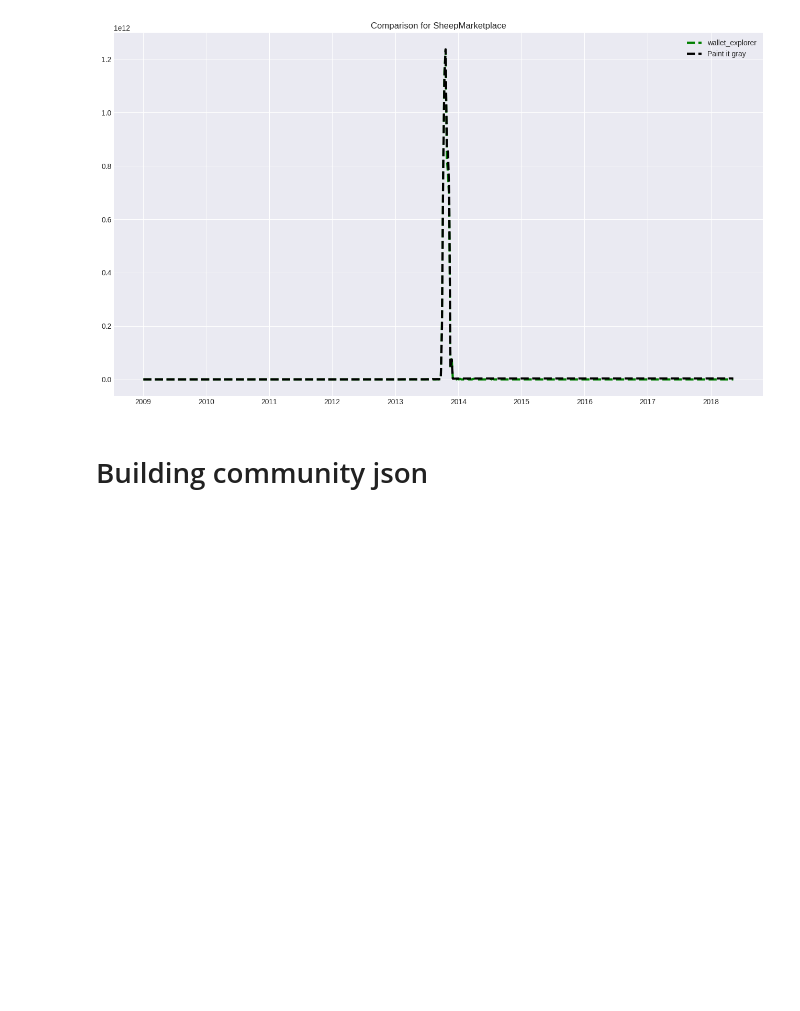
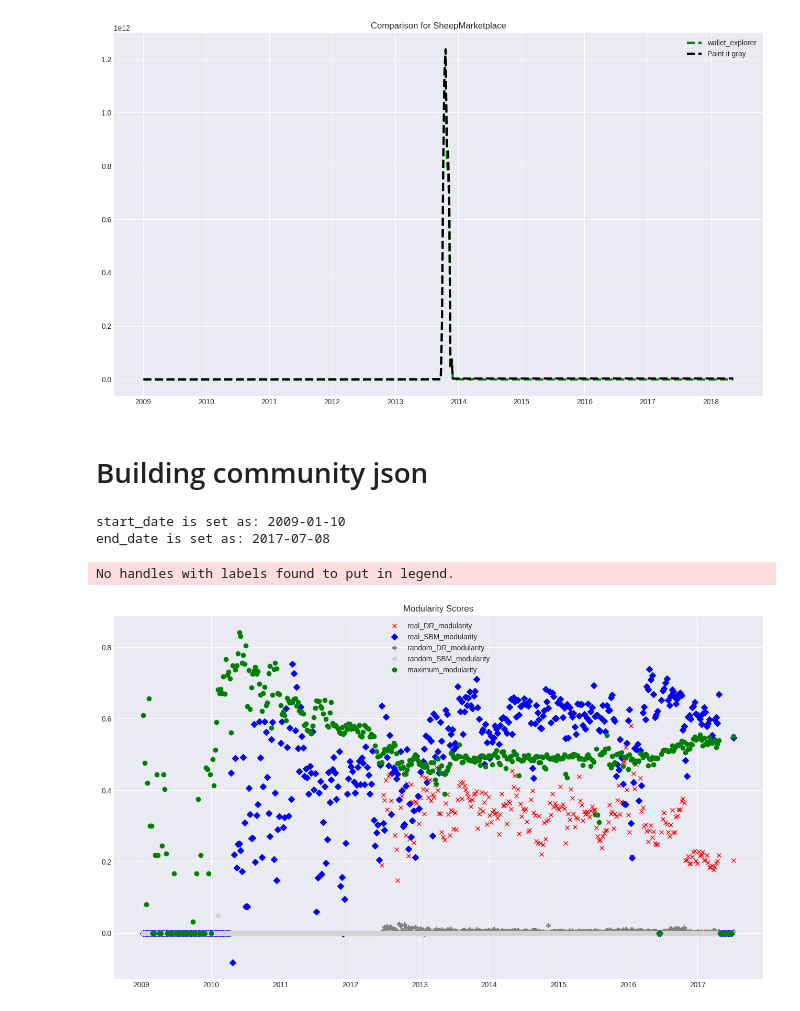
Before and after one commit to ayassine96/paint-black, a Jupyter notebook: zarr_test.ipynb, the cells around one changed output. Saved outputs shown, nothing was run; the diff lists cells and outputs as text; code cells hidden in the pictures; blank space fills up the shorter version.

```diff
--- a/zarr_test.ipynb
+++ b/zarr_test.ipynb
@@ -1408,50 +1406,47 @@ Text(0.5, 1.0, 'Comparison for SheepMarketplace')
 # %%
 def daterange(date1, date2, by=1):
     return [  date1 + timedelta(n) for n in range(0, int((date2 - date1).days)+1, by) ]
 
 start_date = datetime.strptime("2009-01-10", "%Y-%m-%d").date()
-end_date = datetime.strptime("2018-05-12", "%Y-%m-%d").date()
+end_date = datetime.strptime("2017-07-08", "%Y-%m-%d").date()
 print(f'start_date is set as: {start_date}')
 print(f'end_date is set as: {end_date}')
 
 datelist = daterange(start_date, end_date, by=7)
 tqdm_bar = tqdm(datelist, desc="processed files")
 
-x_values = []
-y_values_assortativity = []
+x_values = datelist
+data_dicts = {
+'real_DR': {},
+'real_SBM': {},
+'random_DR': {},
+'random_SBM': {},
+'maximum_modularity': {},
+'clustering': {},
+'clustering_std': {}}
 
-for timeunit in tqdm_bar:
-
-    g = nx.DiGraph()
-
-    savelocation = f"/srv/abacus-1/bitcoin_darknet/grayscale_op_ali/heur_1_data_v3/heur_1_networks_full_random_gt/week"
-    unitsavelocation = f"{savelocation}/{timeunit.strftime('%Y-%m-%d')}.graphml.bz2"
-
-    if os.path.exists(unitsavelocation):
-        try:
-            g = gt.load_graph(unitsavelocation)
-            x_values.append(timeunit.strftime('%Y-%m-%d'))
-            y_values_assortativity.append(float(g.graph_properties["DR_color_assortativity"]))
-        except OSError:
-            continue
-    else:
-        continue
-
-    tqdm_bar.set_description(f"week of '{timeunit.strftime('%Y-%m-%d')} took sec", refresh=True)
-
-with open(f'jsonResults_v3/h1/random/directed_random_assortativity_2009-01-03_{end_date}.json', 'w') as f:
-    results_dict = dict(zip(x_values, y_values_assortativity))
-    save_json = json.dumps(results_dict)
-    f.write(save_json)
+# Load the data from the saved JSON files
+data = {}
+for key in data_dicts.keys():
+    file_path = os.path.join(f'jsonResults_v3/h1/community', f'{key}_2009-01-03_{end_date}.json')
+    with open(file_path, 'r') as f:
+        data[key] = json.load(f)
 
 dates = matplotlib.dates.date2num(x_values)
 fig = matplotlib.pyplot.figure(figsize=(16, 9), dpi=100)
 matplotlib.pyplot.style.use('seaborn-darkgrid')
 matplotlib.pyplot.legend(loc="upper left")
-matplotlib.pyplot.plot_date(dates, y_values_assortativity, 'kx', color='black', linewidth=3)
+# Plot the data from the loaded JSON files
+matplotlib.pyplot.plot_date(dates, list(data["real_DR"].values()), 'kx', linewidth=4, color='red', label="real_DR_modularity")
+matplotlib.pyplot.plot_date(dates, list(data["real_SBM"].values()), 'kD', linewidth=4, color='blue', label="real_SBM_modularity")
+matplotlib.pyplot.plot_date(dates, list(data["random_DR"].values()), 'kP', linewidth=4, color='gray', label="random_DR_modularity")
+matplotlib.pyplot.plot_date(dates, list(data["random_SBM"].values()), 'k8', linewidth=4, color='lightgray', label="random_SBM_modularity")
+matplotlib.pyplot.plot_date(dates, list(data["maximum_modularity"].values()), 'ko', linewidth=4, color='green', label="maximum_modularity")
 matplotlib.pyplot.legend()
-matplotlib.pyplot.gca().set_title("DR Attribute Assortativity")
-matplotlib.pyplot.savefig(f'jsonResults_v3/h1/graphs/directed_random_assortativityPlot.png', dpi=100)
-plt.close(fig)
-
-print('Process terminated, graphs and attributes created.')
+matplotlib.pyplot.gca().set_title("Modularity Scores")
+matplotlib.pyplot.savefig(f'jsonResults_v3/h1/community/Modularity_Plot_full.png', dpi=100)
+# %% [output]
+start_date is set as: 2009-01-10
+end_date is set as: 2017-07-08
+No handles with labels found to put in legend.
+[figure, added]
```
Also changed, not shown: parts of 11 cells of this notebook, 27 other files.
